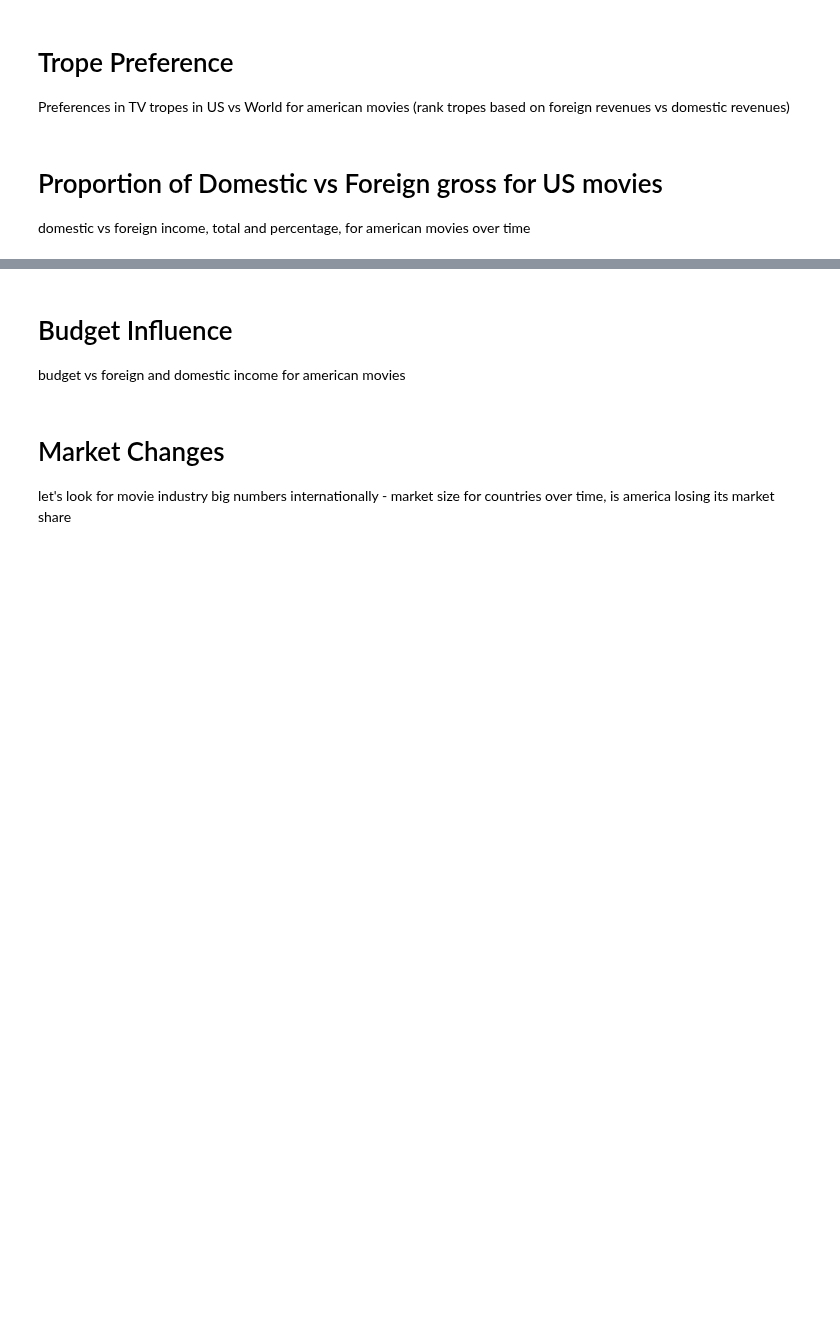
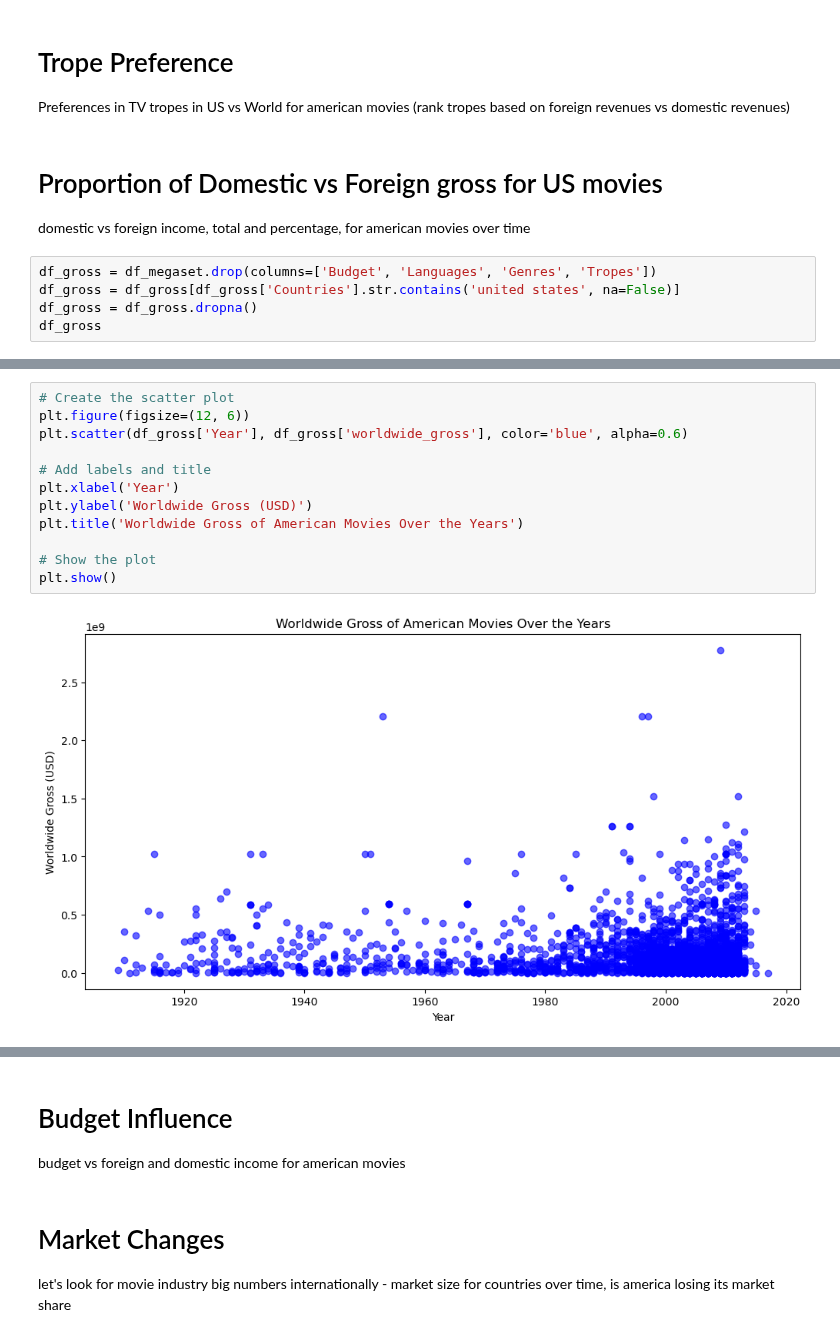
Before and after one commit to epfl-ada/ada-2024-project-thelordsofdata, a Jupyter notebook: src/data/initial_analysis.ipynb, the cells around one changed output, grey strips where cells are left out. Cells and saved outputs as stored; diff of their text form; blank space fills up the shorter version.

```diff
--- a/src/data/initial_analysis.ipynb
+++ b/src/data/initial_analysis.ipynb
@@ -36,3 +36,8 @@ Preferences in TV tropes in US vs World for american movies (rank tropes based o
 # Proportion of Domestic vs Foreign gross for US movies
 
 domestic vs foreign income, total and percentage, for american movies over time
+# %%
+df_gross = df_megaset.drop(columns=['Budget', 'Languages', 'Genres', 'Tropes'])
+df_gross = df_gross[df_gross['Countries'].str.contains('united states', na=False)]
+df_gross = df_gross.dropna()
+df_gross
@@ -38,0 +63,14 @@ domestic vs foreign income, total and percentage, for american movies over time
+# %%
+# Create the scatter plot
+plt.figure(figsize=(12, 6))
+plt.scatter(df_gross['Year'], df_gross['worldwide_gross'], color='blue', alpha=0.6)
+
+# Add labels and title
+plt.xlabel('Year')
+plt.ylabel('Worldwide Gross (USD)')
+plt.title('Worldwide Gross of American Movies Over the Years')
+
+# Show the plot
+plt.show()
+# %% [output]
+[figure, added]
```
Also changed, not shown: parts of 6 cells of this notebook, 2 other files.
